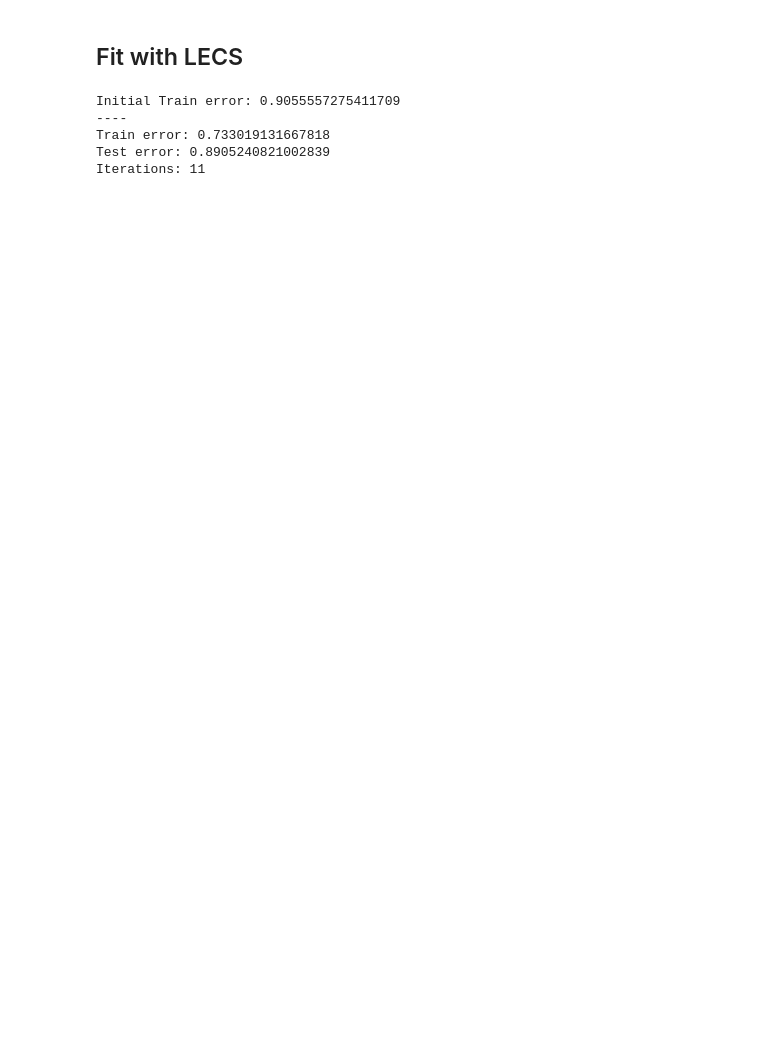
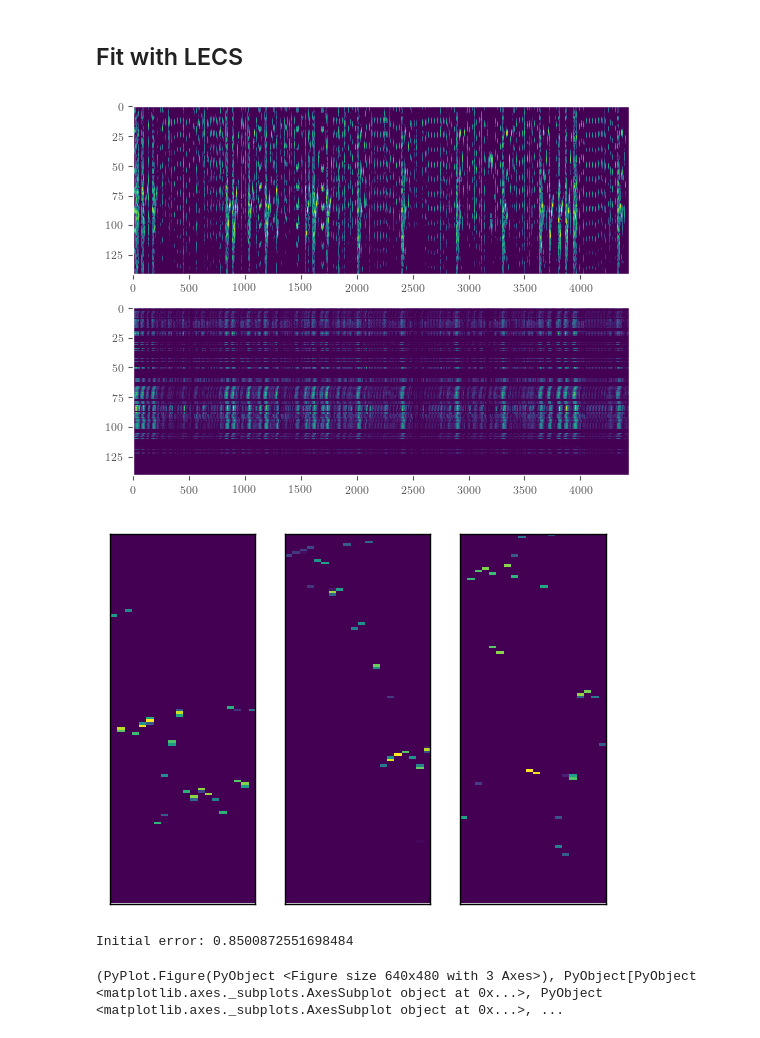
Before and after one commit to degleris1/CMF.jl, a Jupyter notebook: figures/sep_neuro.ipynb, the cells around one changed output. Saved outputs shown, nothing was run; the diff lists cells and outputs as text; code cells hidden in the pictures; blank space fills up the shorter version.

```diff
--- a/figures/sep_neuro.ipynb
+++ b/figures/sep_neuro.ipynb
@@ -16,8 +26,9 @@ set_size
 # %%
 scipy_io = py.pyimport("scipy.io")
 matfile = scipy_io.loadmat("../../cmf_data/MackeviciusData.mat")
-neural = matfile["NEURAL"];
+neural = matfile["NEURAL"]
+song = matfile["SONG"];
 
-# plt.imshow(neural, aspect=5)
+# plt.imshow(song[:, 1:500], aspect=3)
 # plt.grid(false)
 # plt.show()
@@ -31 +35,16 @@ neural_test = neural[:, train_test_split+1:end];
+# %%
+Lt = 0.5  # seconds
+
+data = Dict(
+    "neural" => neural,
+    "song" => song
+)
+K = Dict(
+    "neural" => 3,
+    "song" => 3
+)
+L = Dict(
+    "neural" => 12,
+    "song" => 20
+);
 # %% [markdown]
@@ -46,29 +95,27 @@ Iterations: 52
 # %% [markdown]
 ## Fit with LECS
 # %%
-rs = cmf.fit_cnmf(
-    neural_train, K=K, L=L, alg=:sep,
-    thresh=1,
-    refit_H=false,
-    refit_W=false,
-    verbose=false,
-    spectral=false
+# rs = cmf.fit_cnmf(
+#     data[ds], K=K[ds], L=L[ds],
+#     alg=:sep, thresh=0
+# )
+
+rsh = cmf.fit_cnmf(
+    data[ds], K=K[ds], L=L[ds],
+    alg=:hals, max_itr=1, max_time=5,
+    initW=rs.W .+ sqrt(eps()),
+    initH=rs.H .+ sqrt(eps())
 );
 
-rsh = CMF.fit_cnmf(
-    neural_train, K=K, L=L, alg=:hals,
-    max_iter=Inf, max_time=5,
-    initW=rs.W, initH=rs.H
-);
+println("Initial error: ", cmf.evaluate_mse(rs))
+# println("----")
+# println("Error: ", cmf.evaluate_mse(rsh))
+# println("Iterations: ", cmf.evaluate_convergence(rsh))
 
-println("Initial Train error: ", cmf.evaluate_mse(rs))
-println("----")
-println("Train error: ", cmf.evaluate_mse(rsh))
-println("Test error: ", cmf.evaluate_test(rsh, neural_test))
-println("Iterations: ", cmf.evaluate_convergence(rsh))
+cmf.plot_reconstruction(rs, sort_units=false)
+cmf.plot_Ws(rs, sort_units=false)
 # %% [output]
+[figure, added]
+[figure, added]
-Initial Train error: 0.9055557275411709
-----
-Train error: 0.733019131667818
-Test error: 0.8905240821002839
-Iterations: 11
+Initial error: 0.8500872551698484
+(PyPlot.Figure(PyObject <Figure size 640x480 with 3 Axes>), PyObject[PyObject <matplotlib.axes._subplots.AxesSubplot object at 0x...>, PyObject <matplotlib.axes._subplots.AxesSubplot object at 0x...>, ...
```
Also changed, not shown: parts of 6 cells of this notebook.
